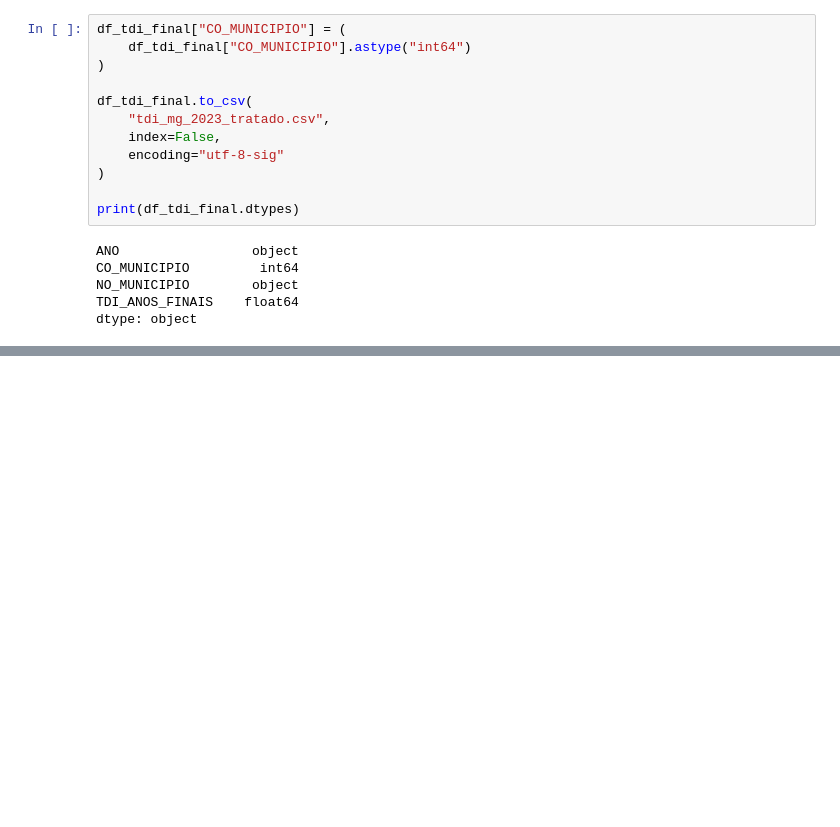
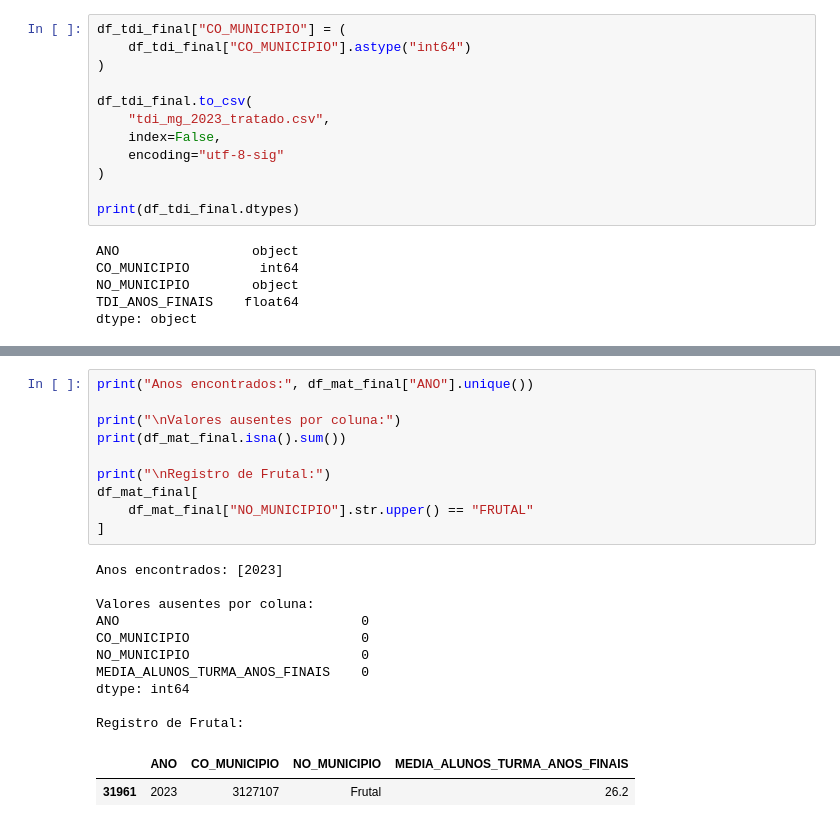
Before and after one commit to RaniellyPatricia/predicao-abandono-escolar-mg, a Jupyter notebook: notebooks/01_coleta_e_descricao.ipynb, the cells around one changed output, grey strips where cells are left out. Drawn from its saved outputs; the diff is of its cells as text; blank space fills up the shorter version.

```diff
--- a/notebooks/01_coleta_e_descricao.ipynb
+++ b/notebooks/01_coleta_e_descricao.ipynb
@@ -503,0 +660,23 @@ files.download("tdi_mg_2023_tratado.csv")
+# %%
+print("Anos encontrados:", df_mat_final["ANO"].unique())
+
+print("\nValores ausentes por coluna:")
+print(df_mat_final.isna().sum())
+
+print("\nRegistro de Frutal:")
+df_mat_final[
+    df_mat_final["NO_MUNICIPIO"].str.upper() == "FRUTAL"
+]
+# %% [output]
+Anos encontrados: [2023]
+
+Valores ausentes por coluna:
+ANO                               0
+CO_MUNICIPIO                      0
+NO_MUNICIPIO                      0
+MEDIA_ALUNOS_TURMA_ANOS_FINAIS    0
+dtype: int64
+
+Registro de Frutal:
+|  | ANO | CO_MUNICIPIO | NO_MUNICIPIO | MEDIA_ALUNOS_TURMA_ANOS_FINAIS |
+| 31961 | 2023 | 3127107 | Frutal | 26.2 |
```
Also changed, not shown: parts of 14 cells of this notebook.
